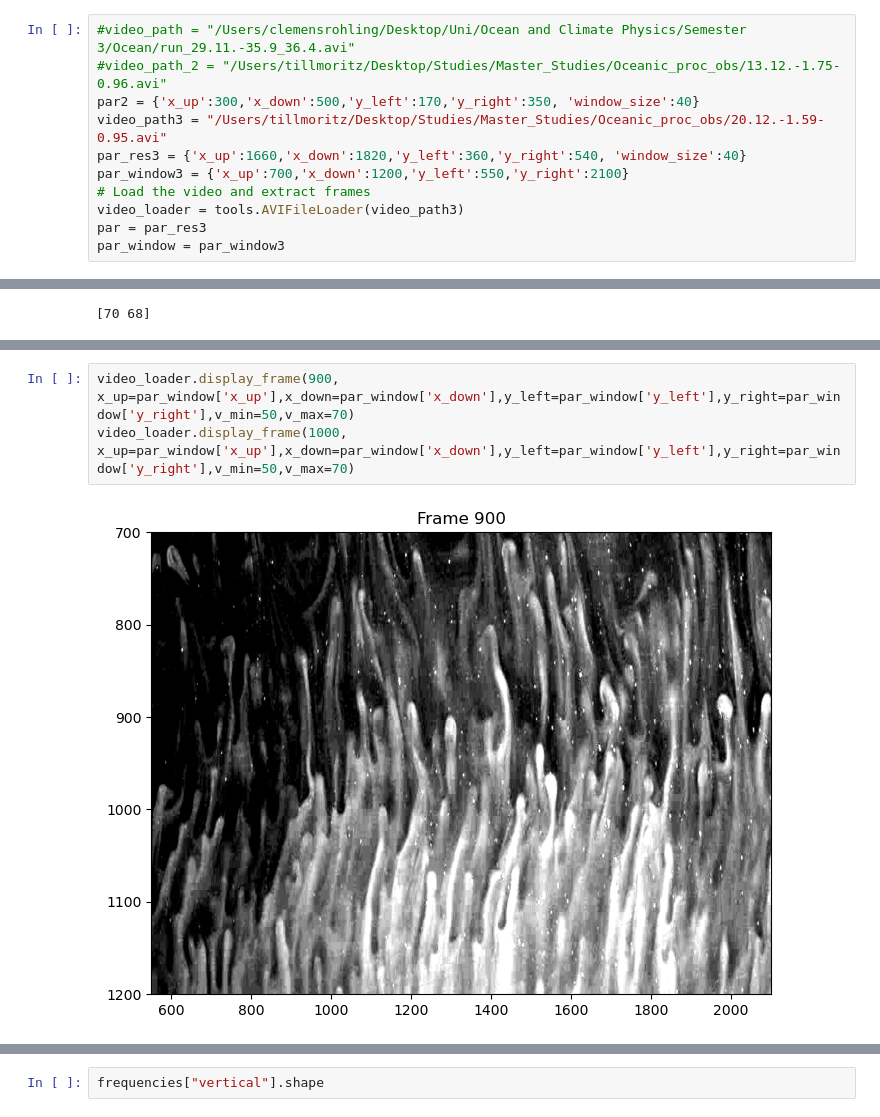
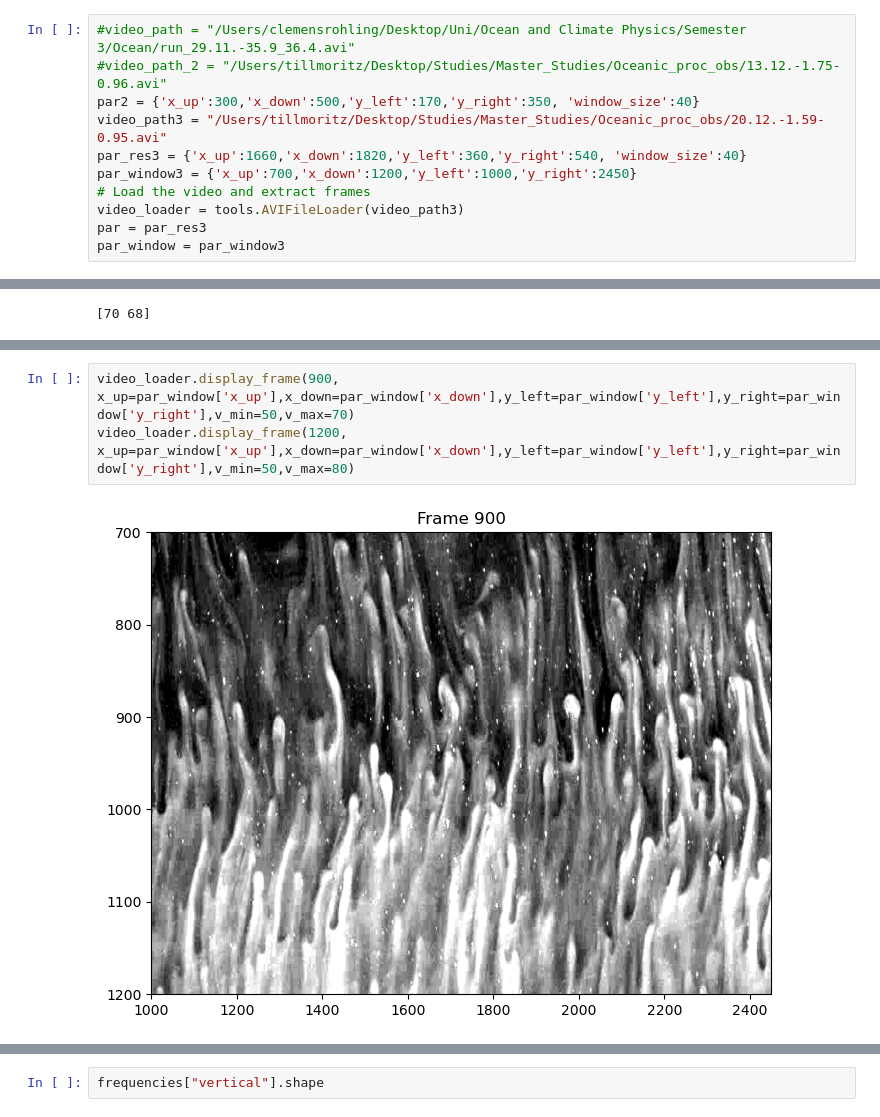
Before and after one commit to clemensuniH/ocean_pro, a Jupyter notebook: video_analysis.ipynb, the cells around one changed output, grey strips where cells are left out. Cells and saved outputs as stored; diff of their text form.

```diff
--- a/video_analysis.ipynb
+++ b/video_analysis.ipynb
@@ -21,7 +21,7 @@ importlib.reload(tools)
 par2 = {'x_up':300,'x_down':500,'y_left':170,'y_right':350, 'window_size':40}
 video_path3 = "/Users/tillmoritz/Desktop/Studies/Master_Studies/Oceanic_proc_obs/20.12.-1.59-0.95.avi"
 par_res3 = {'x_up':1660,'x_down':1820,'y_left':360,'y_right':540, 'window_size':40}
-par_window3 = {'x_up':700,'x_down':1200,'y_left':550,'y_right':2100}
+par_window3 = {'x_up':700,'x_down':1200,'y_left':1000,'y_right':2450}
 # Load the video and extract frames
 video_loader = tools.AVIFileLoader(video_path3)
 par = par_res3
@@ -49,5 +47,5 @@ x_up, x_down, y_left, y_right = tools.find_size(video_loader, x_up=par_window['x
 # %%
 video_loader.display_frame(900, x_up=par_window['x_up'],x_down=par_window['x_down'],y_left=par_window['y_left'],y_right=par_window['y_right'],v_min=50,v_max=70)
-video_loader.display_frame(1000, x_up=par_window['x_up'],x_down=par_window['x_down'],y_left=par_window['y_left'],y_right=par_window['y_right'],v_min=50,v_max=70)
+video_loader.display_frame(1200, x_up=par_window['x_up'],x_down=par_window['x_down'],y_left=par_window['y_left'],y_right=par_window['y_right'],v_min=50,v_max=80)
 # %% [output]
-[figure, old version]
+[figure, new version]
```
Also changed, not shown: parts of 12 cells of this notebook, 1 other file.
